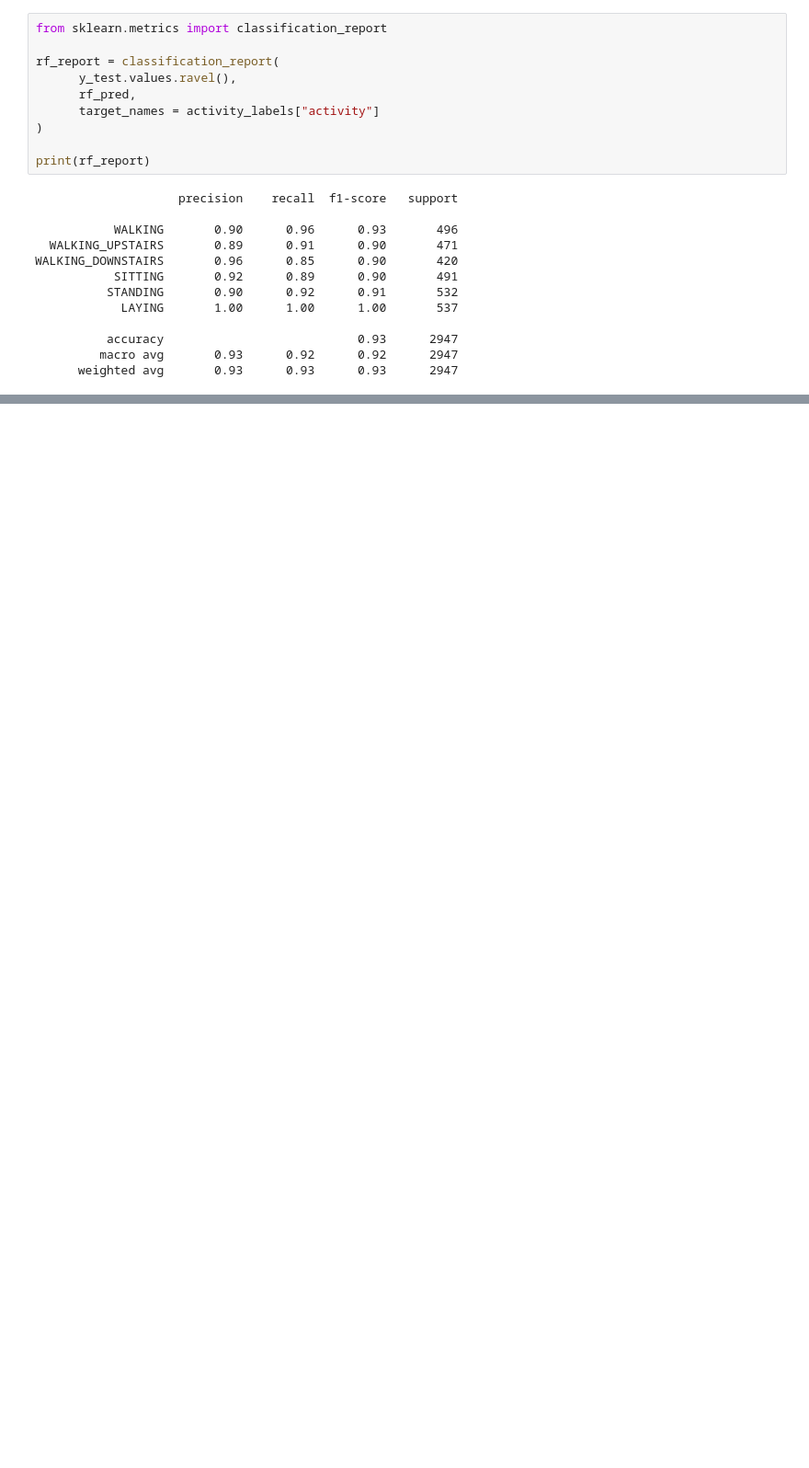
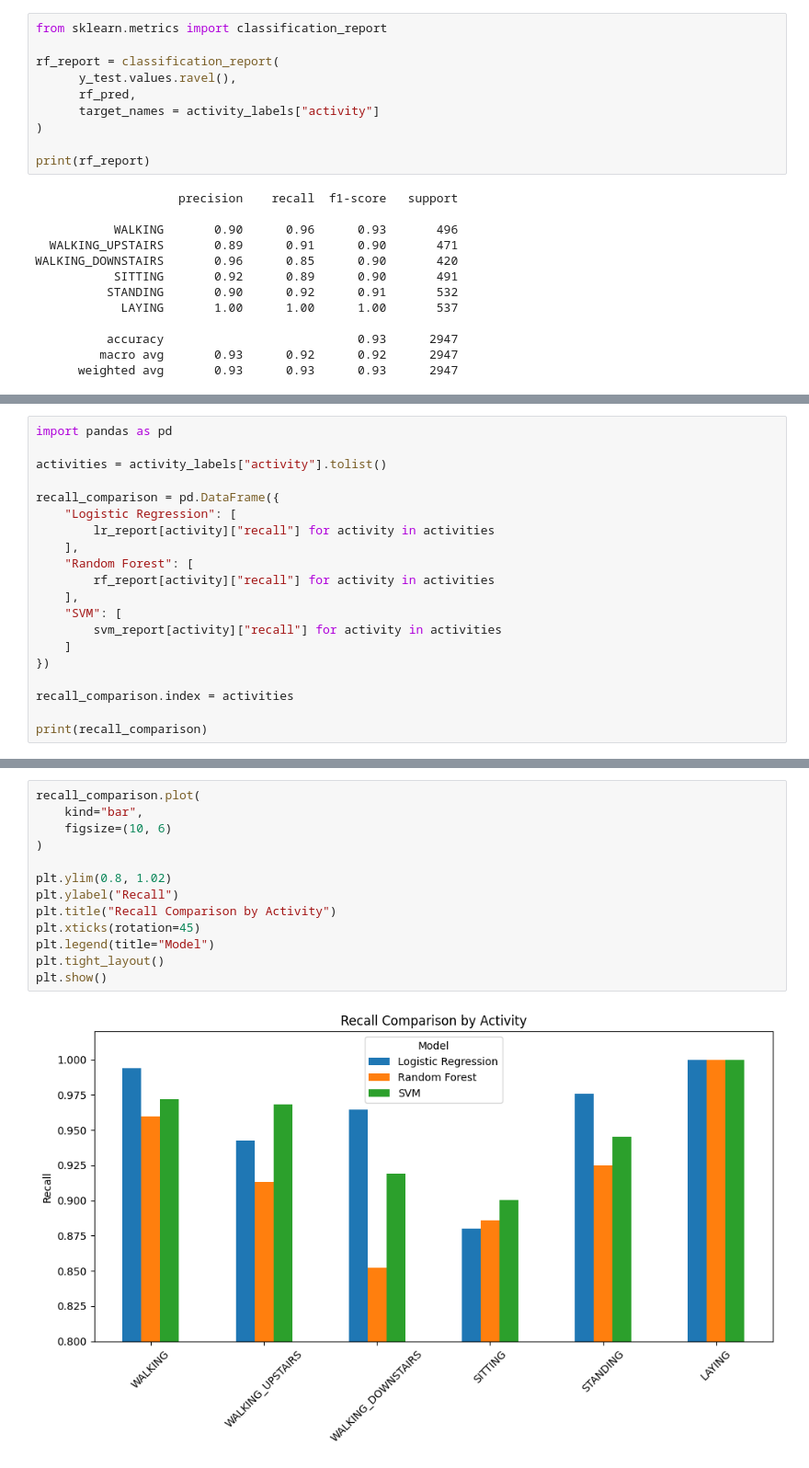
Before and after one commit to hir0ki-eng/HAR-Portfolio, a Jupyter notebook: HAR_LogisticRegression.ipynb, the cells around one changed output, grey strips where cells are left out. Shown at 92% size. Cells and saved outputs as stored; diff of their text form; blank space fills up the shorter version.

```diff
--- a/HAR_LogisticRegression.ipynb
+++ b/HAR_LogisticRegression.ipynb
@@ -296,0 +422,20 @@ WALKING_DOWNSTAIRS       0.96      0.85      0.90       420
+# %%
+import pandas as pd
+
+activities = activity_labels["activity"].tolist()
+
+recall_comparison = pd.DataFrame({
+    "Logistic Regression": [
+        lr_report[activity]["recall"] for activity in activities
+    ],
+    "Random Forest": [
+        rf_report[activity]["recall"] for activity in activities
+    ],
+    "SVM": [
+        svm_report[activity]["recall"] for activity in activities
+    ]
+})
+
+recall_comparison.index = activities
+
+print(recall_comparison)
@@ -296,0 +450,15 @@ WALKING_DOWNSTAIRS       0.96      0.85      0.90       420
+# %%
+recall_comparison.plot(
+    kind="bar",
+    figsize=(10, 6)
+)
+
+plt.ylim(0.8, 1.02)
+plt.ylabel("Recall")
+plt.title("Recall Comparison by Activity")
+plt.xticks(rotation=45)
+plt.legend(title="Model")
+plt.tight_layout()
+plt.show()
+# %% [output]
+[figure, added]
```
Also changed, not shown: parts of 7 cells of this notebook.
